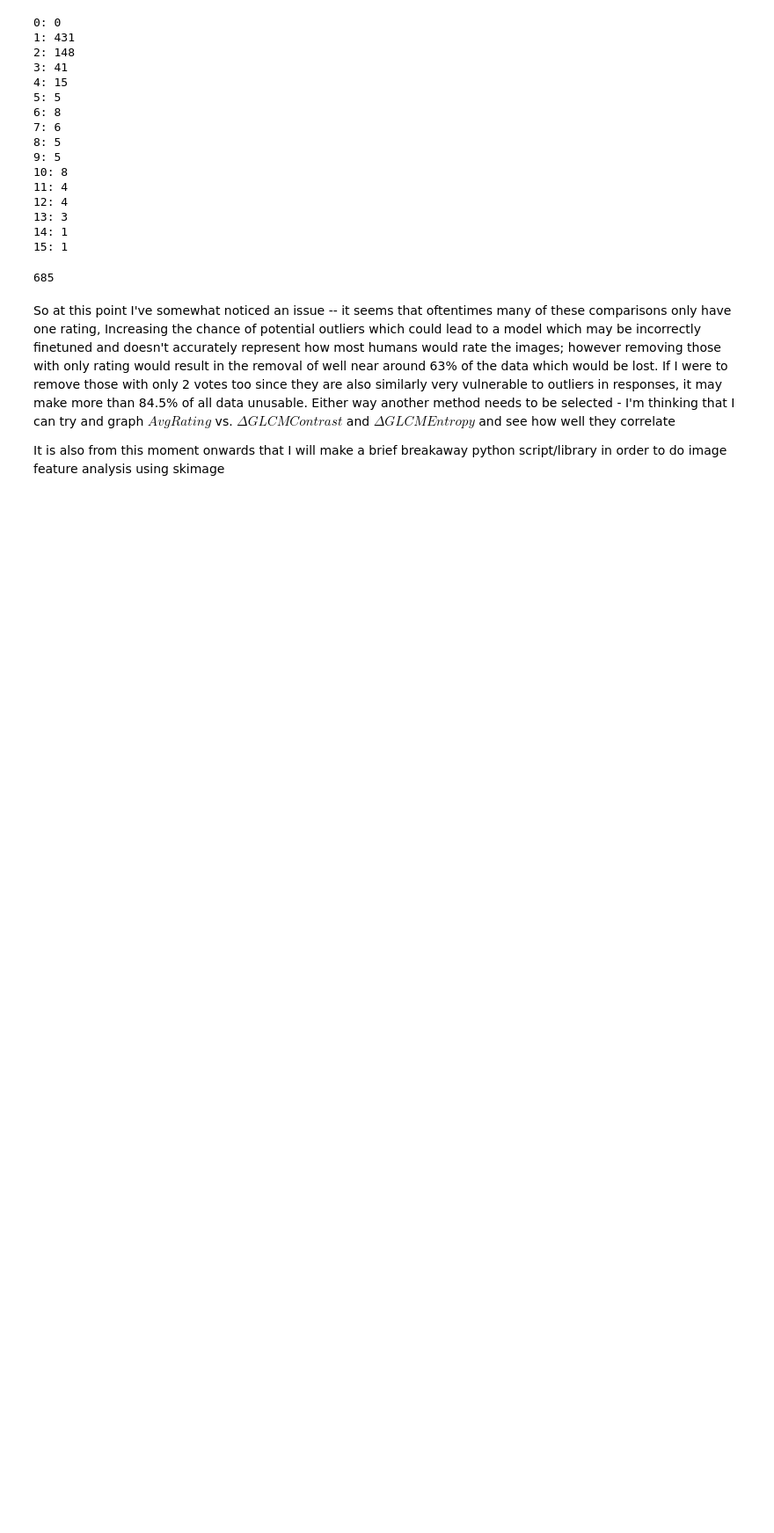
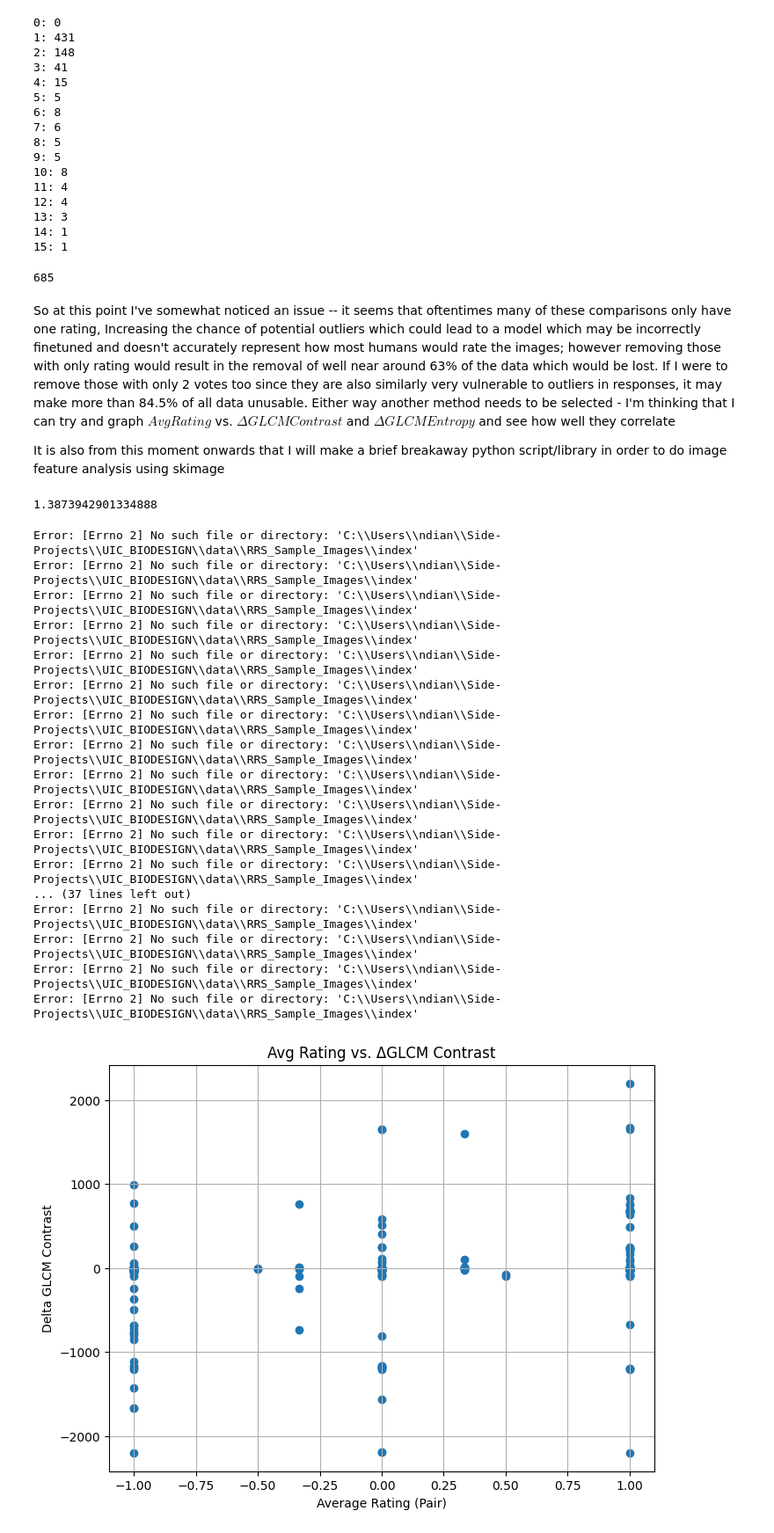
Before and after one commit to oofidc/UIC-BioDesign-25-Code, a Jupyter notebook: notebooks/synthetic_roughness_data.ipynb, the cells around one changed output. Shown at 88% size. Cells and saved outputs as stored; diff of their text form; code cells hidden in the pictures; blank space fills up the shorter version.

Commit message:
Synthetic Roughness Curve data analysis, needs changing and more data

```diff
--- a/notebooks/synthetic_roughness_data.ipynb
+++ b/notebooks/synthetic_roughness_data.ipynb
@@ -208,3 +217,57 @@ len(ratings_map)
 So at this point I've somewhat noticed an issue -- it seems that oftentimes many of these comparisons only have one rating, Increasing the chance of potential outliers which could lead to a model which may be incorrectly finetuned and doesn't accurately represent how  most humans would rate the images; however removing those with only rating would result in the removal of well near around 63% of the data which would be lost. If I were to remove those with only 2 votes too since they are also similarly very vulnerable to outliers in responses, it may make more than  84.5% of all data unusable. Either way another method needs to be selected - I'm thinking that I can try and graph $ AvgRating$  vs. $\Delta GLCM Contrast$ and  $\Delta GLCM Entropy$ and see how well they correlate
 
 It is also from this moment onwards that I will make a brief breakaway python script/library in order to do image feature analysis using skimage
+# %%
+#Testing to ensure that I can access the library from this notebook
+from img_feature_analysis import img_feature_analysis
+img_feature_analysis.calculate_glcm_feature('../High_Contrast.png','entropy')
+# %% [output]
+1.3873942901334888
+# %%
+import matplotlib.pyplot as plt
+
+# Prepare data for plotting
+x = []
+y = []
+
+for pair, data in ratings_map.items():
+    avg_result = data.get('avg')
+    if len(data.get('results')) <2:
+        continue
+    # Calculate delta GLCM contrast using img_feature_analysis
+
+    contrast1 = img_feature_analysis.calculate_glcm_feature('../data/RRS_Sample_Images/' + pair[0], 'contrast')
+    contrast2 = img_feature_analysis.calculate_glcm_feature('../data/RRS_Sample_Images/' + pair[1], 'contrast')
+    if contrast1 is None or contrast2 is None:
+        continue  # Skip this pair if either contrast value is None
+    delta_contrast = contrast2 - contrast1
+
+    x.append(avg_result)
+    y.append(delta_contrast)
+
+plt.figure(figsize=(8, 6))
+plt.scatter(x, y)
+plt.xlabel('Average Rating (Pair)')
+plt.ylabel('Delta GLCM Contrast')
+plt.title('Avg Rating vs. ΔGLCM Contrast')
+plt.grid(True)
+plt.show()
+# %% [output]
+Error: [Errno 2] No such file or directory: 'C:\\Users\\ndian\\Side-Projects\\UIC_BIODESIGN\\data\\RRS_Sample_Images\\index'
+Error: [Errno 2] No such file or directory: 'C:\\Users\\ndian\\Side-Projects\\UIC_BIODESIGN\\data\\RRS_Sample_Images\\index'
+Error: [Errno 2] No such file or directory: 'C:\\Users\\ndian\\Side-Projects\\UIC_BIODESIGN\\data\\RRS_Sample_Images\\index'
+Error: [Errno 2] No such file or directory: 'C:\\Users\\ndian\\Side-Projects\\UIC_BIODESIGN\\data\\RRS_Sample_Images\\index'
+Error: [Errno 2] No such file or directory: 'C:\\Users\\ndian\\Side-Projects\\UIC_BIODESIGN\\data\\RRS_Sample_Images\\index'
+Error: [Errno 2] No such file or directory: 'C:\\Users\\ndian\\Side-Projects\\UIC_BIODESIGN\\data\\RRS_Sample_Images\\index'
+Error: [Errno 2] No such file or directory: 'C:\\Users\\ndian\\Side-Projects\\UIC_BIODESIGN\\data\\RRS_Sample_Images\\index'
+Error: [Errno 2] No such file or directory: 'C:\\Users\\ndian\\Side-Projects\\UIC_BIODESIGN\\data\\RRS_Sample_Images\\index'
+Error: [Errno 2] No such file or directory: 'C:\\Users\\ndian\\Side-Projects\\UIC_BIODESIGN\\data\\RRS_Sample_Images\\index'
+Error: [Errno 2] No such file or directory: 'C:\\Users\\ndian\\Side-Projects\\UIC_BIODESIGN\\data\\RRS_Sample_Images\\index'
+Error: [Errno 2] No such file or directory: 'C:\\Users\\ndian\\Side-Projects\\UIC_BIODESIGN\\data\\RRS_Sample_Images\\index'
+Error: [Errno 2] No such file or directory: 'C:\\Users\\ndian\\Side-Projects\\UIC_BIODESIGN\\data\\RRS_Sample_Images\\index'
+... (37 lines left out)
+Error: [Errno 2] No such file or directory: 'C:\\Users\\ndian\\Side-Projects\\UIC_BIODESIGN\\data\\RRS_Sample_Images\\index'
+Error: [Errno 2] No such file or directory: 'C:\\Users\\ndian\\Side-Projects\\UIC_BIODESIGN\\data\\RRS_Sample_Images\\index'
+Error: [Errno 2] No such file or directory: 'C:\\Users\\ndian\\Side-Projects\\UIC_BIODESIGN\\data\\RRS_Sample_Images\\index'
+Error: [Errno 2] No such file or directory: 'C:\\Users\\ndian\\Side-Projects\\UIC_BIODESIGN\\data\\RRS_Sample_Images\\index'
+[figure, added]
```
Also changed, not shown: parts of 19 cells of this notebook.
